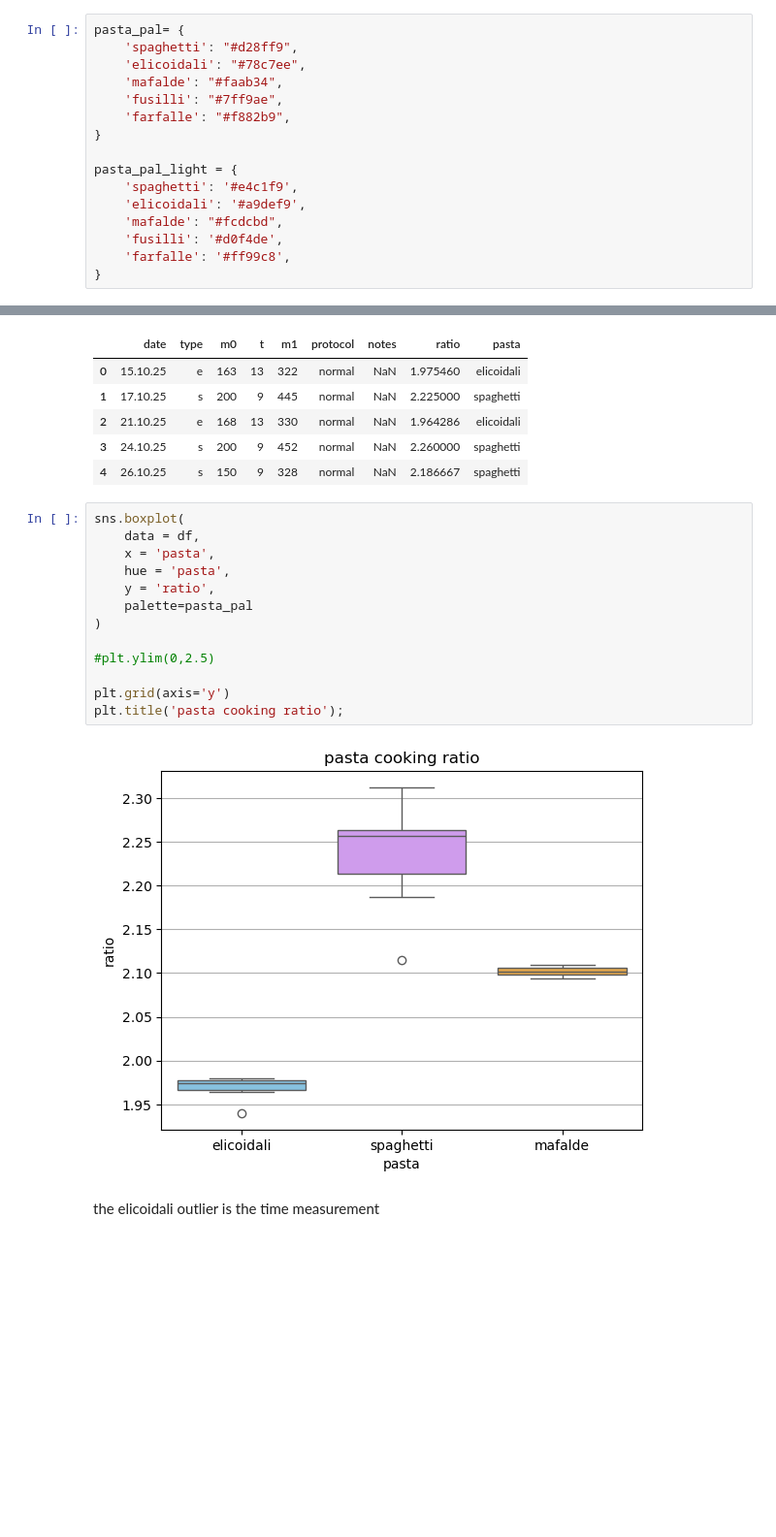
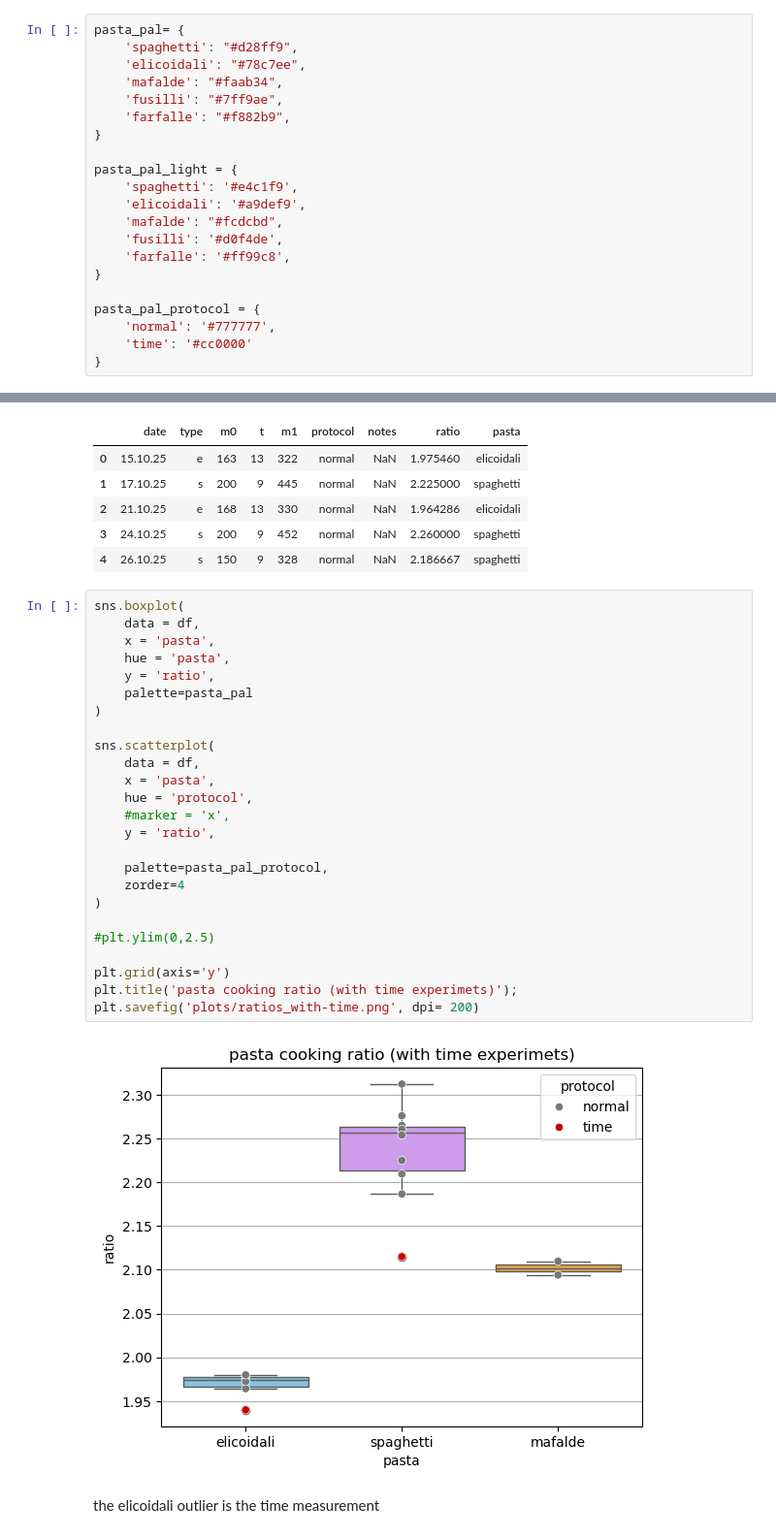
Before and after one commit to enricoenne/pasta, a Jupyter notebook: pasta.ipynb, the cells around one changed output, grey strips where cells are left out. Shown: that part at 97% size. Drawn from its saved outputs; the diff is of its cells as text; blank space fills up the shorter version.

Commit message:
saving plots and some clarity improvement of the time outlyers in the ratio plot

```diff
--- a/pasta.ipynb
+++ b/pasta.ipynb
@@ -31,6 +31,11 @@ pasta_pal_light = {
     'fusilli': '#d0f4de',
     'farfalle': '#ff99c8',
 }
+
+pasta_pal_protocol = {
+    'normal': '#777777',
+    'time': '#cc0000'
+}
 # %%
 pasta_dict = {
     's': 'spaghetti',
@@ -52,18 +57,30 @@ df.head()
 # %%
 sns.boxplot(
     data = df,
     x = 'pasta',
     hue = 'pasta',
     y = 'ratio',
     palette=pasta_pal
 )
 
+sns.scatterplot(
+    data = df,
+    x = 'pasta',
+    hue = 'protocol',
+    #marker = 'x',
+    y = 'ratio',
+
+    palette=pasta_pal_protocol,
+    zorder=4
+)
+
 #plt.ylim(0,2.5)
 
 plt.grid(axis='y')
-plt.title('pasta cooking ratio');
+plt.title('pasta cooking ratio (with time experimets)');
+plt.savefig('plots/ratios_with-time.png', dpi= 200)
 # %% [output]
-[figure, old version]
+[figure, new version]
 # %% [markdown]
 the elicoidali outlier is the time measurement
 # %%
```
Also changed, not shown: parts of 4 cells of this notebook, 4 other files.
